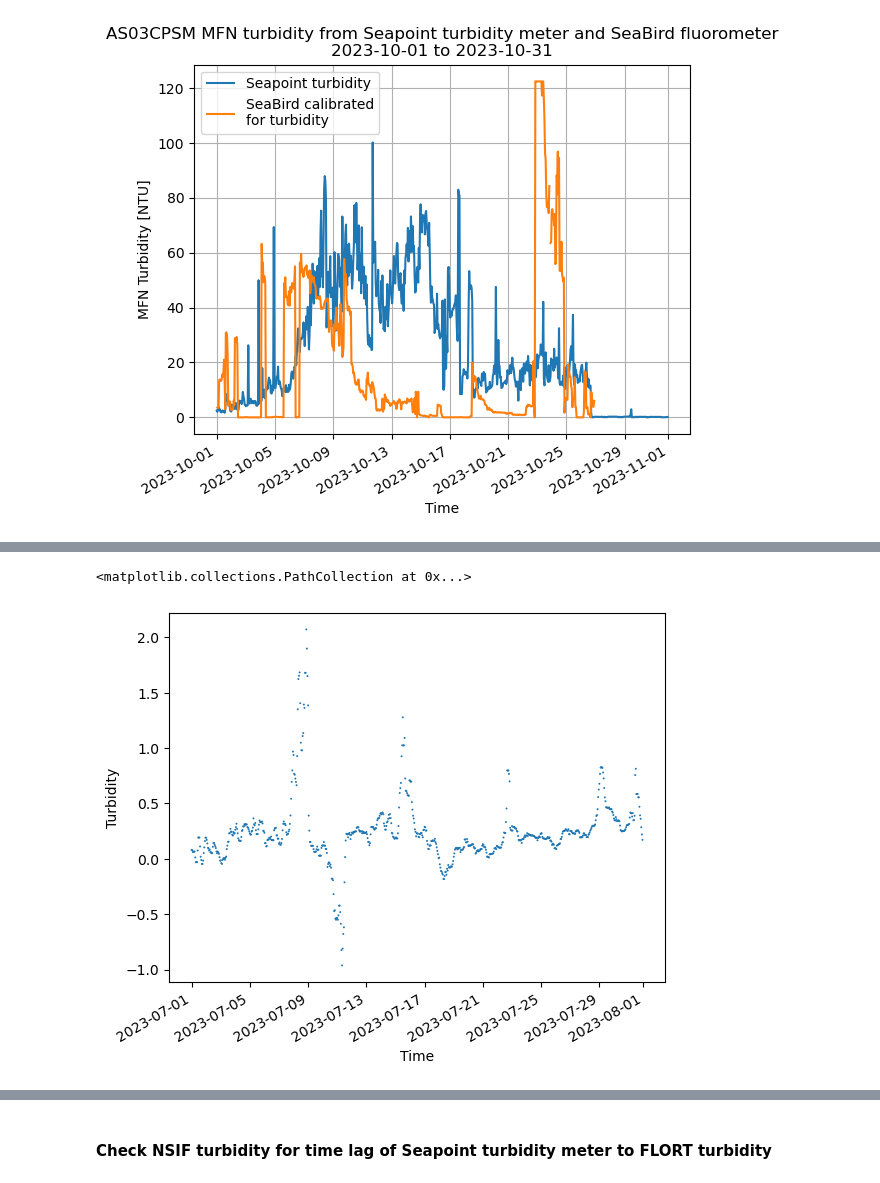
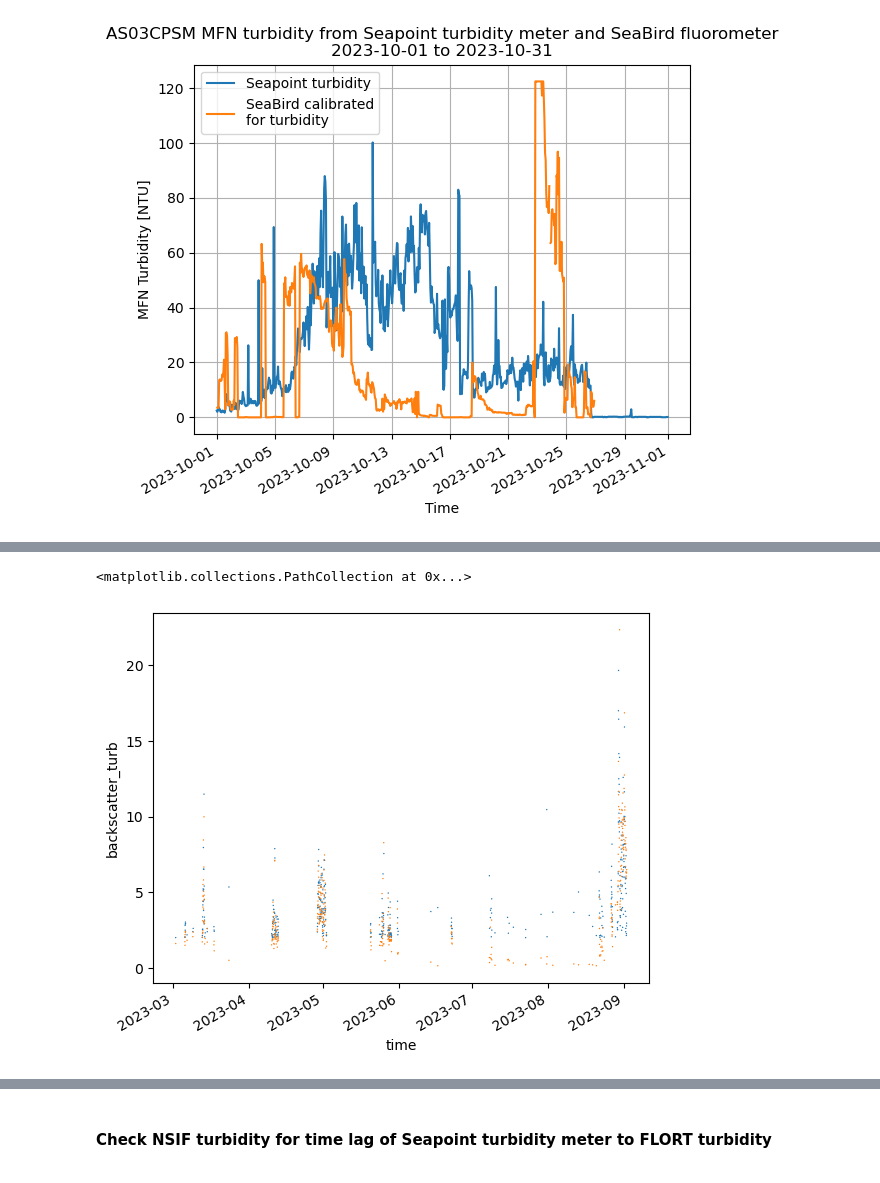
Before and after one commit to cooleyky/AST3, a Jupyter notebook: turbidity.ipynb, the cells around one changed output, grey strips where cells are left out. Cells and saved outputs as stored; diff of their text form; code cells hidden in the pictures.

```diff
--- a/turbidity.ipynb
+++ b/turbidity.ipynb
@@ -782,5 +762,15 @@ turbd_mfn_diff.plot.scatter(edgecolor="none", s=2)
-# %%
-turbd_mfn_diff.sel(Time="July 2023").plot.scatter(edgecolor="none", s=2)
-# %% [output]
-<matplotlib.collections.PathCollection at 0x...>
-[figure, removed]
+# %%
+# Use MFN Seapoint turbidity and arbitrary threshold of 2 NTU to index individual "events"
+# and limit to turbidity measurements under 20 NTU (uncharacteristic of area?)
+# We will exclude from Sept 2023 onwards, since the figure above shows how one of the sensors (likely SeaBird) is not measuring the water accurately
+# Also starting data from start of March since there appears to be some outliers at the start, and I'm not sure if this was before it was actually in the water
+turbd2_events = turbd2_mfn.where(turbd2_mfn>2, drop=True).where(turbd2_mfn<20, drop=True).sel(Time=slice("2023-03-01", "2023-09-01"))
+flort2_events = flort2_resample.sel(time=(turbd2_events["Time"].values), method="nearest")
+# %%
+# Scatter of these points as a function of time to check indexing
+fig, ax = plt.subplots(1, 1)
+turbd2_events.plot.scatter(ax=ax, edgecolors="none", s=1)
+flort2_events.plot.scatter(ax=ax, edgecolors="none", s=1)
+# %% [output]
+<matplotlib.collections.PathCollection at 0x...>
+[figure, added]
```
Also changed, not shown: parts of 14 cells of this notebook, 1 other file.
